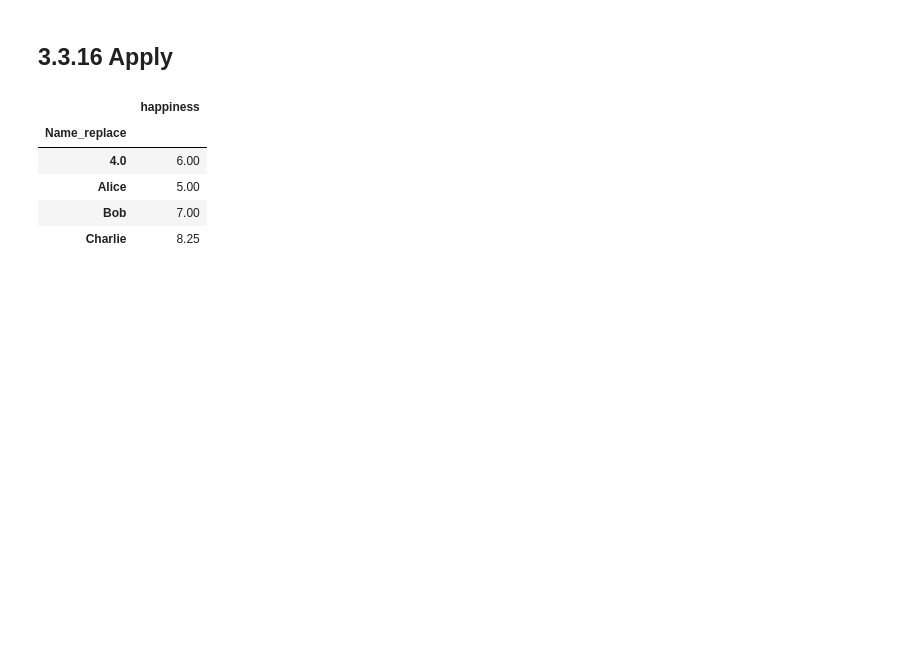
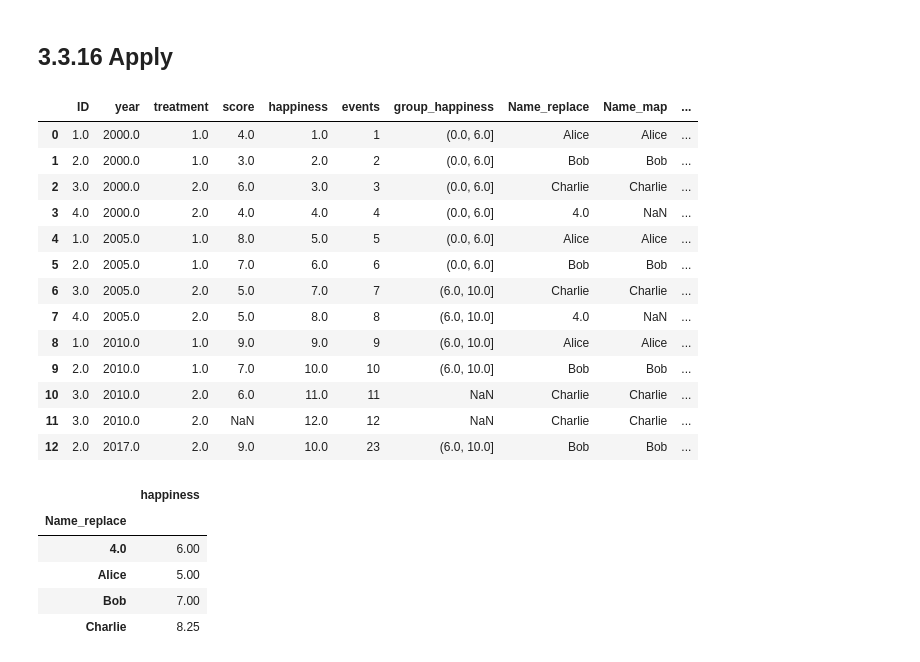
Before and after one commit to jgarciab/crash_course_python, a Jupyter notebook: 3_Pandas.ipynb, the cells around one changed output. Drawn from its saved outputs; the diff is of its cells as text; code cells hidden in the pictures; blank space fills up the shorter version.

```diff
--- a/3_Pandas.ipynb
+++ b/3_Pandas.ipynb
@@ -505,4 +504,28 @@ df.head()
 | 4 | 1.0 | 2005.0 | 1.0 | 8.0 | 5.0 | 5 | (0, 6] | Alice | Alice |
 # %% [markdown]
 ## 3.3.16 Apply
+# %%
+#Applies a function, useful when we use our own functions (after lunch)
+def var_larger_5(value):
+    return value > 5
+
+df["high_happiness"] = df["happiness"].apply(var_larger_5)
+df["high_happiness_better_way"] = df["happiness"]>5
+
+df
+# %% [output]
+|  | ID | year | treatment | score | happiness | events | group_happiness | Name_replace | Name_map | ... |
+| 0 | 1.0 | 2000.0 | 1.0 | 4.0 | 1.0 | 1 | (0.0, 6.0] | Alice | Alice | ... |
+| 1 | 2.0 | 2000.0 | 1.0 | 3.0 | 2.0 | 2 | (0.0, 6.0] | Bob | Bob | ... |
+| 2 | 3.0 | 2000.0 | 2.0 | 6.0 | 3.0 | 3 | (0.0, 6.0] | Charlie | Charlie | ... |
+| 3 | 4.0 | 2000.0 | 2.0 | 4.0 | 4.0 | 4 | (0.0, 6.0] | 4.0 | NaN | ... |
+| 4 | 1.0 | 2005.0 | 1.0 | 8.0 | 5.0 | 5 | (0.0, 6.0] | Alice | Alice | ... |
+| 5 | 2.0 | 2005.0 | 1.0 | 7.0 | 6.0 | 6 | (0.0, 6.0] | Bob | Bob | ... |
+| 6 | 3.0 | 2005.0 | 2.0 | 5.0 | 7.0 | 7 | (6.0, 10.0] | Charlie | Charlie | ... |
+| 7 | 4.0 | 2005.0 | 2.0 | 5.0 | 8.0 | 8 | (6.0, 10.0] | 4.0 | NaN | ... |
+| 8 | 1.0 | 2010.0 | 1.0 | 9.0 | 9.0 | 9 | (6.0, 10.0] | Alice | Alice | ... |
+| 9 | 2.0 | 2010.0 | 1.0 | 7.0 | 10.0 | 10 | (6.0, 10.0] | Bob | Bob | ... |
+| 10 | 3.0 | 2010.0 | 2.0 | 6.0 | 11.0 | 11 | NaN | Charlie | Charlie | ... |
+| 11 | 3.0 | 2010.0 | 2.0 | NaN | 12.0 | 12 | NaN | Charlie | Charlie | ... |
+| 12 | 2.0 | 2017.0 | 2.0 | 9.0 | 10.0 | 23 | (6.0, 10.0] | Bob | Bob | ... |
 # %%
```
Also changed, not shown: parts of 8 cells of this notebook, 10 other files.
